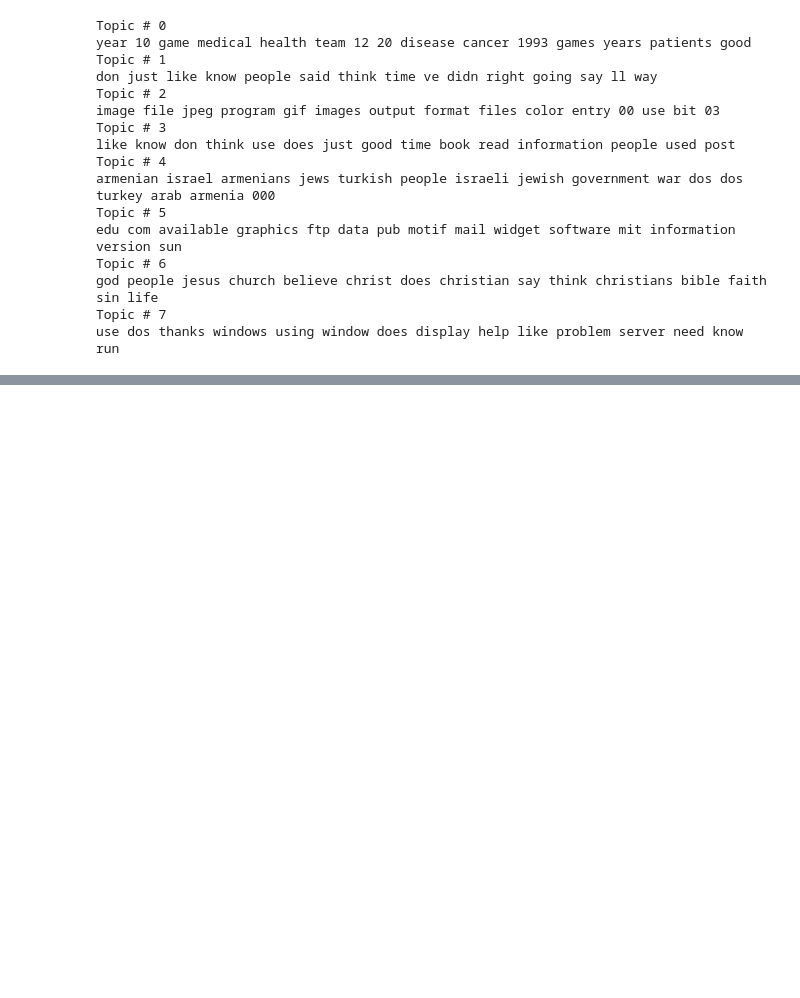
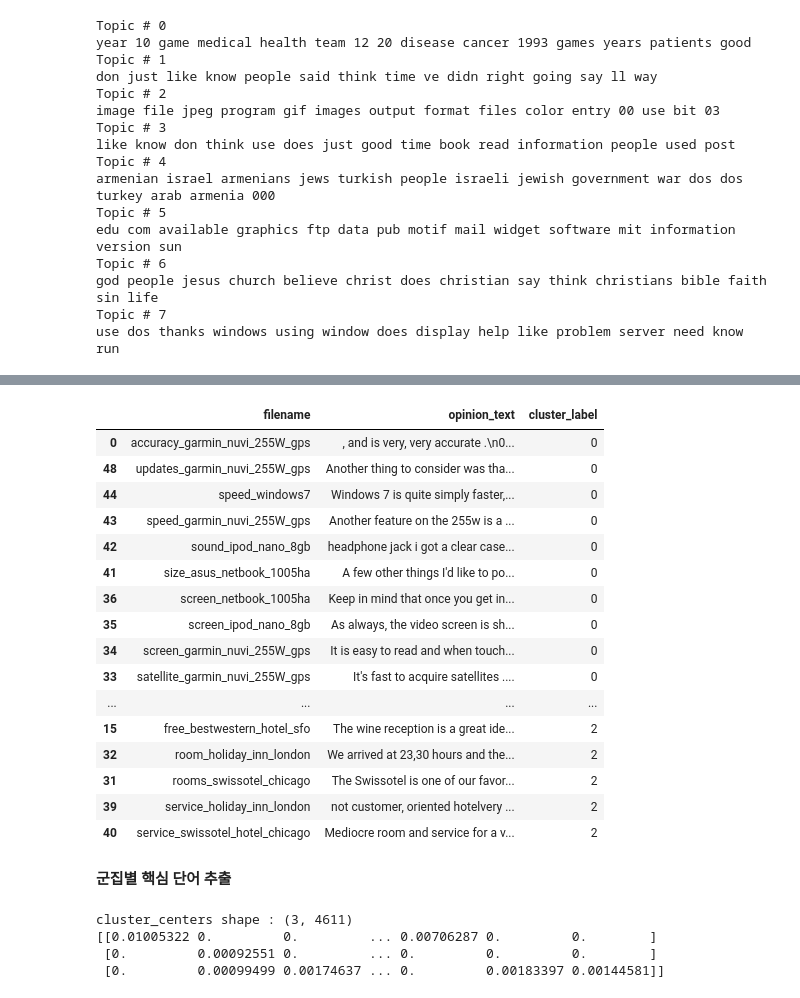
Before and after one commit to kayeehan/ML-books-study, a Jupyter notebook: ML-books(파이썬 머신러닝 완벽 가이드)_Ch.08.ipynb, the cells around one changed output, grey strips where cells are left out. Saved outputs shown, nothing was run; the diff lists cells and outputs as text; code cells hidden in the pictures; blank space fills up the shorter version.

```diff
--- a/ML-books(파이썬 머신러닝 완벽 가이드)_Ch.08.ipynb
+++ b/ML-books(파이썬 머신러닝 완벽 가이드)_Ch.08.ipynb
@@ -789,0 +949,41 @@ use dos thanks windows using window does display help like problem server need k
+# %%
+from sklearn.cluster import KMeans
+
+# 3개의 집합으로 군집화
+km_cluster = KMeans(n_clusters=3, max_iter=10000, random_state=0)
+km_cluster.fit(feature_vect)
+cluster_label = km_cluster.labels_
+
+
+# 소속 클러스터를 cluster_label 컬럼으로 할당하고 cluster_label 값으로 정렬
+document_df['cluster_label'] = cluster_label
+document_df.sort_values(by='cluster_label')
+# %% [output]
+|  | filename | opinion_text | cluster_label |
+| 0 | accuracy_garmin_nuvi_255W_gps | , and is very, very accurate .\n0... | 0 |
+| 48 | updates_garmin_nuvi_255W_gps | Another thing to consider was tha... | 0 |
+| 44 | speed_windows7 | Windows 7 is quite simply faster,... | 0 |
+| 43 | speed_garmin_nuvi_255W_gps | Another feature on the 255w is a ... | 0 |
+| 42 | sound_ipod_nano_8gb | headphone jack i got a clear case... | 0 |
+| 41 | size_asus_netbook_1005ha | A few other things I'd like to po... | 0 |
+| 36 | screen_netbook_1005ha | Keep in mind that once you get in... | 0 |
+| 35 | screen_ipod_nano_8gb | As always, the video screen is sh... | 0 |
+| 34 | screen_garmin_nuvi_255W_gps | It is easy to read and when touch... | 0 |
+| 33 | satellite_garmin_nuvi_255W_gps | It's fast to acquire satellites .... | 0 |
+| ... | ... | ... | ... |
+| 15 | free_bestwestern_hotel_sfo | The wine reception is a great ide... | 2 |
+| 32 | room_holiday_inn_london | We arrived at 23,30 hours and the... | 2 |
+| 31 | rooms_swissotel_chicago | The Swissotel is one of our favor... | 2 |
+| 39 | service_holiday_inn_london | not customer, oriented hotelvery ... | 2 |
+| 40 | service_swissotel_hotel_chicago | Mediocre room and service for a v... | 2 |
+# %% [markdown]
+__군집별 핵심 단어 추출__
+# %%
+cluster_centers = km_cluster.cluster_centers_
+print('cluster_centers shape :',cluster_centers.shape)
+print(cluster_centers)
+# %% [output]
+cluster_centers shape : (3, 4611)
+[[0.01005322 0.         0.         ... 0.00706287 0.         0.        ]
+ [0.         0.00092551 0.         ... 0.         0.         0.        ]
+ [0.         0.00099499 0.00174637 ... 0.         0.00183397 0.00144581]]
```
Also changed, not shown: parts of 26 cells of this notebook.
